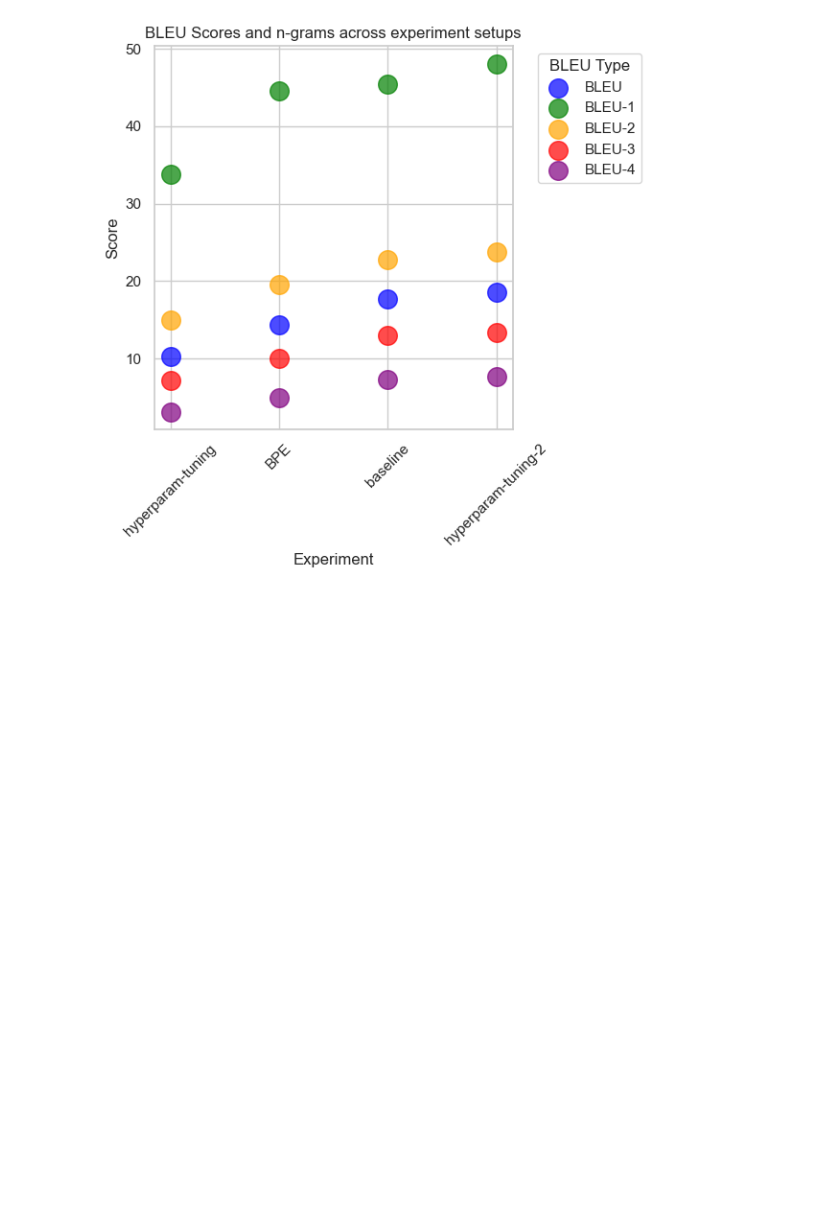
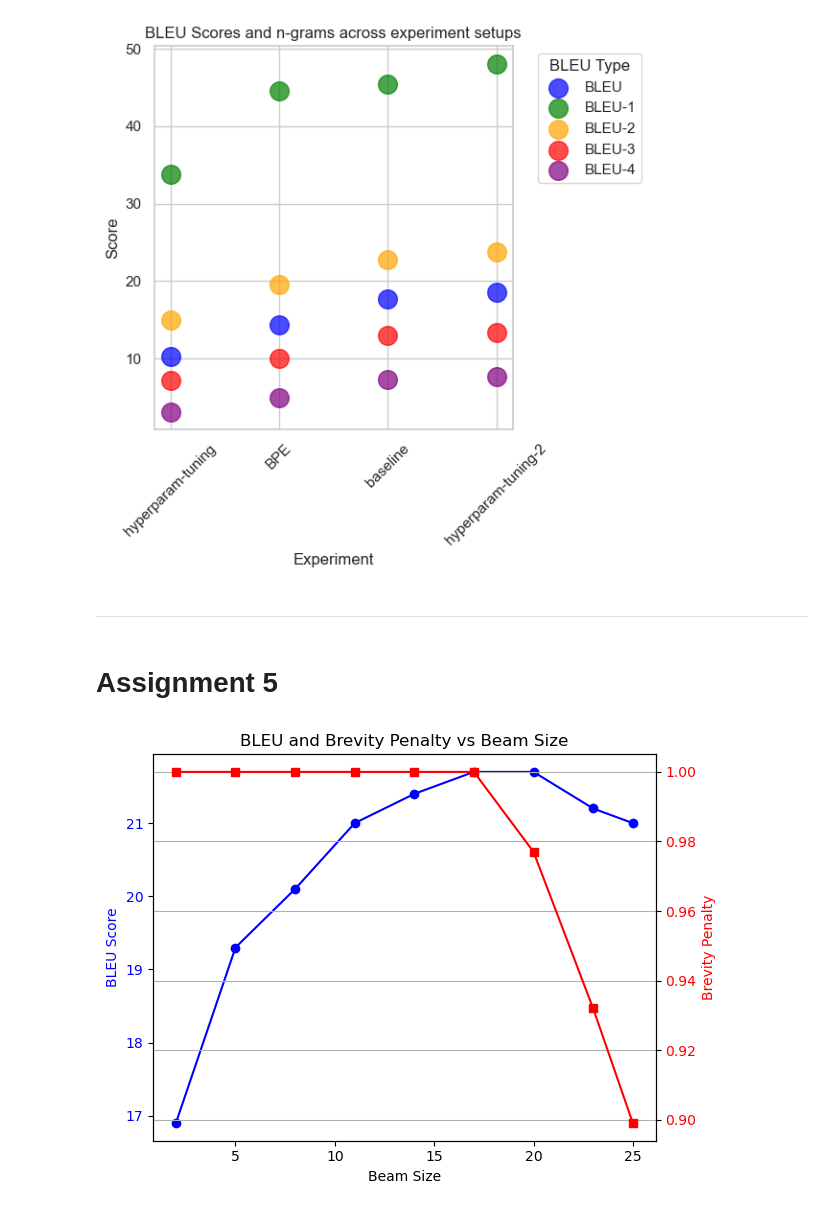
Before and after one commit to shtosti/atmt_2024, a Jupyter notebook: visuals.ipynb, the cells around one changed output. Cells and saved outputs as stored; diff of their text form; code cells hidden in the pictures; blank space fills up the shorter version.

Commit message:
run eval + plot results

```diff
--- a/visuals.ipynb
+++ b/visuals.ipynb
@@ -57,3 +60,7 @@ plt.savefig("./results.png")
 plt.show()
 # %% [output]
 [figure]
+# %% [markdown]
+----
+# %% [markdown]
+# Assignment 5
@@ -59,0 +71,30 @@ plt.show()
+# %%
+
+
+beams = [2, 5, 8, 11, 14, 17, 20, 23, 25]
+BLEUs = [16.9, 19.3, 20.1, 21.0, 21.4, 21.7, 21.7, 21.2, 21.0]
+brevity_penalties = [1.000, 1.000, 1.000, 1.000, 1.000, 1.000, 0.977, 0.932, 0.899]
+
+fig, ax1 = plt.subplots()
+
+# Plot BLEU scores
+ax1.plot(beams, BLEUs, 'b-o', label="BLEU Score")
+ax1.set_xlabel("Beam Size")
+ax1.set_ylabel("BLEU Score", color="b")
+ax1.tick_params(axis="y", labelcolor="b")
+
+# Plot brevity penalties
+ax2 = ax1.twinx()
+ax2.plot(beams, brevity_penalties, 'r-s', label="Brevity Penalty")
+ax2.set_ylabel("Brevity Penalty", color="r")
+ax2.tick_params(axis="y", labelcolor="r")
+
+# Title and legend
+plt.title("BLEU and Brevity Penalty vs Beam Size")
+fig.tight_layout()
+plt.grid(True)
+plt.savefig("plot.pdf")
+
+plt.show()
+# %% [output]
+[figure, added]
```
Also changed, not shown: parts of 2 cells of this notebook, 6 other files.
